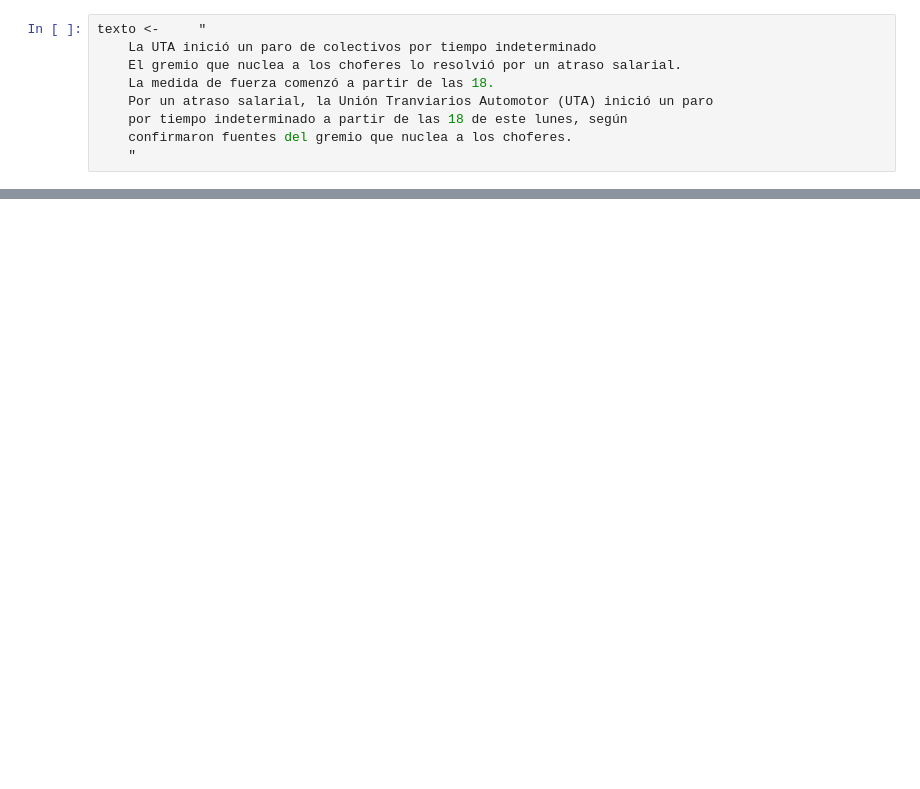
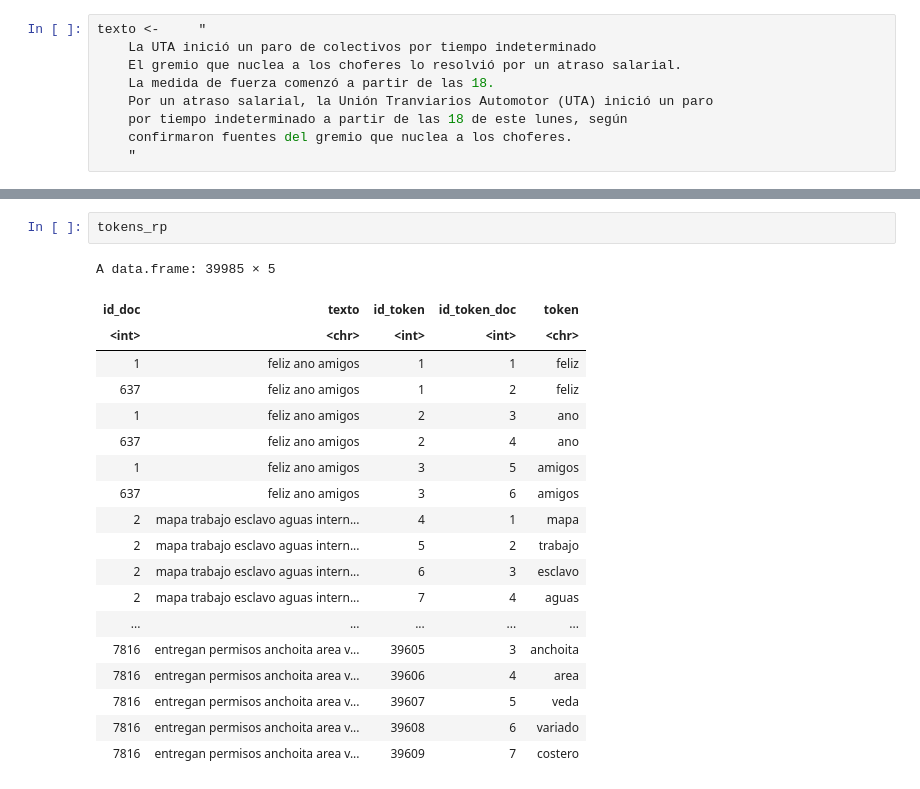
Before and after one commit to agusnieto77/taller_pict_2019, a Jupyter notebook: Colabs/ACEP_funciones_existentes_II.ipynb, the cells around one changed output, grey strips where cells are left out. Saved outputs shown, nothing was run; the diff lists cells and outputs as text; blank space fills up the shorter version.

```diff
--- a/Colabs/ACEP_funciones_existentes_II.ipynb
+++ b/Colabs/ACEP_funciones_existentes_II.ipynb
@@ -27,0 +121,22 @@ acep_men(texto, dic_conf)
+# %%
+tokens_rp
+# %% [output]
+A data.frame: 39985 × 5
+| id_doc | texto | id_token | id_token_doc | token |
+| <int> | <chr> | <int> | <int> | <chr> |
+| 1 | feliz ano amigos | 1 | 1 | feliz |
+| 637 | feliz ano amigos | 1 | 2 | feliz |
+| 1 | feliz ano amigos | 2 | 3 | ano |
+| 637 | feliz ano amigos | 2 | 4 | ano |
+| 1 | feliz ano amigos | 3 | 5 | amigos |
+| 637 | feliz ano amigos | 3 | 6 | amigos |
+| 2 | mapa trabajo esclavo aguas intern... | 4 | 1 | mapa |
+| 2 | mapa trabajo esclavo aguas intern... | 5 | 2 | trabajo |
+| 2 | mapa trabajo esclavo aguas intern... | 6 | 3 | esclavo |
+| 2 | mapa trabajo esclavo aguas intern... | 7 | 4 | aguas |
+| ... | ... | ... | ... | ... |
+| 7816 | entregan permisos anchoita area v... | 39605 | 3 | anchoita |
+| 7816 | entregan permisos anchoita area v... | 39606 | 4 | area |
+| 7816 | entregan permisos anchoita area v... | 39607 | 5 | veda |
+| 7816 | entregan permisos anchoita area v... | 39608 | 6 | variado |
+| 7816 | entregan permisos anchoita area v... | 39609 | 7 | costero |
```
Also changed, not shown: parts of 12 cells of this notebook.
